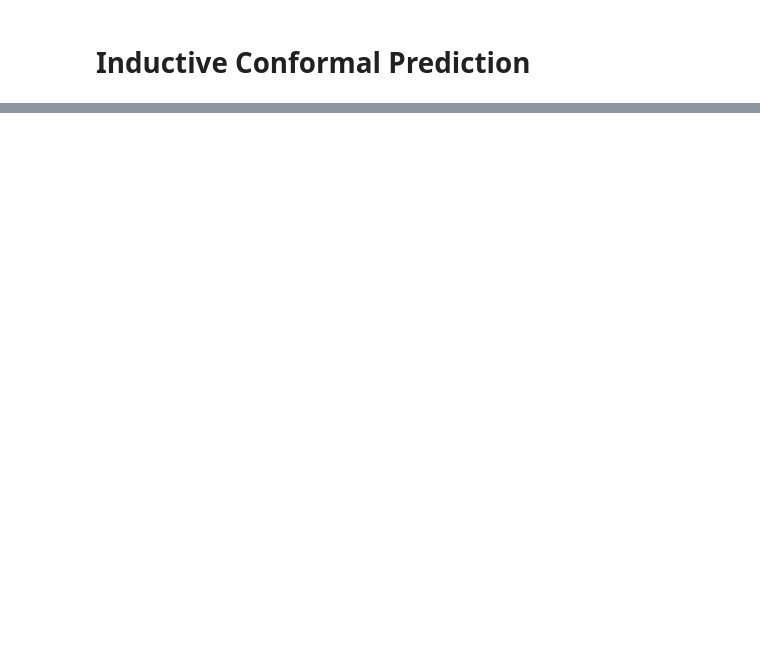
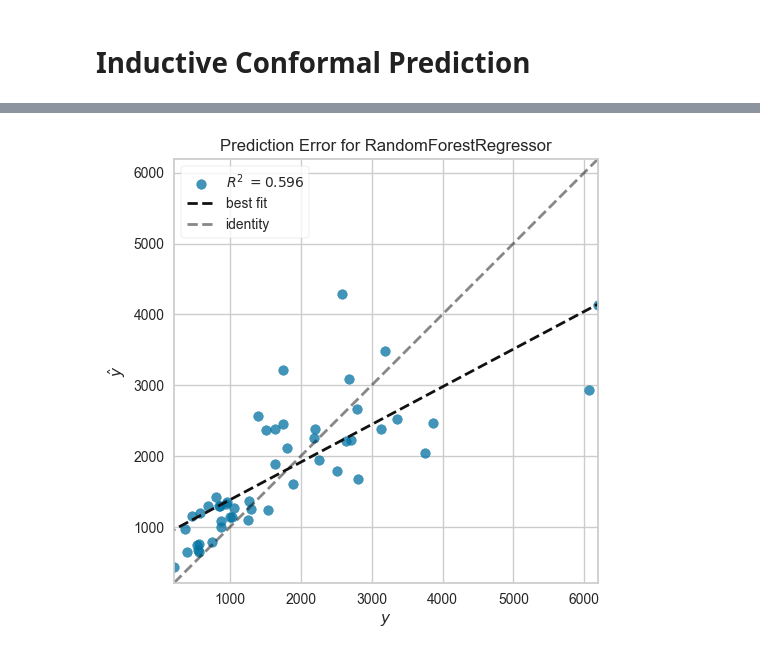
Before and after one commit to samuelcastan/predicting-gas-production, a Jupyter notebook: notebooks/conformal_prediction.ipynb, the cells around one changed output, grey strips where cells are left out. Cells and saved outputs as stored; diff of their text form; code cells hidden in the pictures; blank space fills up the shorter version.

```diff
--- a/notebooks/conformal_prediction.ipynb
+++ b/notebooks/conformal_prediction.ipynb
@@ -32,0 +129,7 @@ pipeline = Pipeline([
+# %%
+visualizer = PredictionError(pipeline)
+visualizer.score(X_test, y_test)  # Evaluate the model on the test data
+visualizer.show()
+plt.show()
+# %% [output]
+[figure, added]
```
Also changed, not shown: parts of 20 cells of this notebook, 1 other file.
